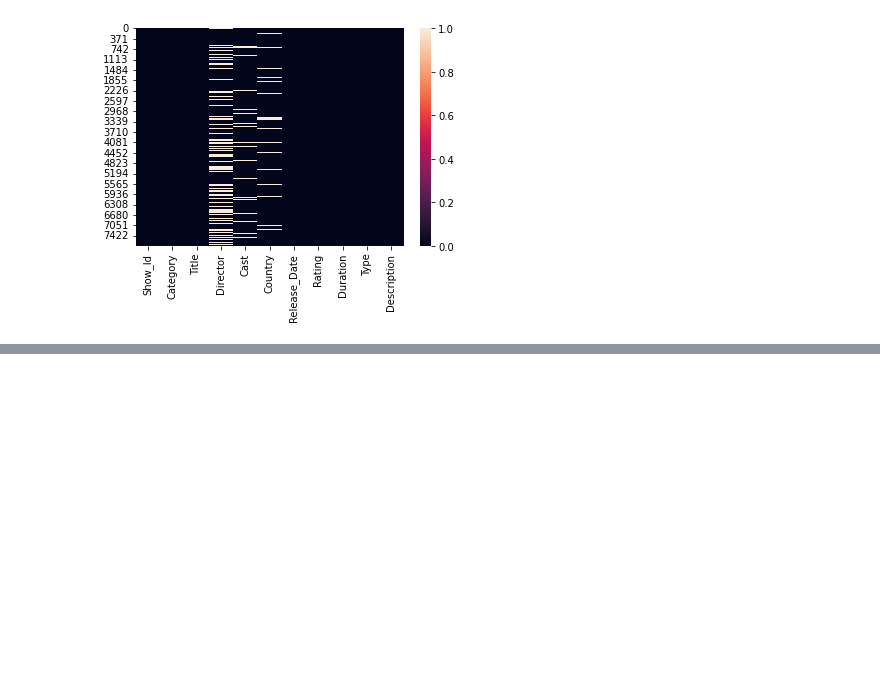
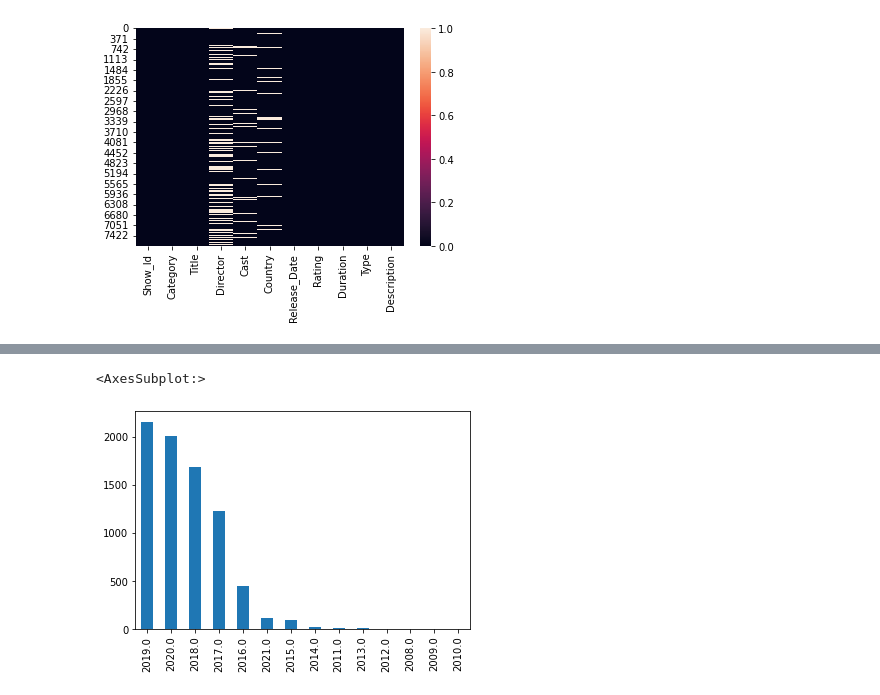
Before and after one commit to Rishiraj-singh7/ott-platform--dataset, a Jupyter notebook: main.ipynb, the cells around one changed output, grey strips where cells are left out. Saved outputs shown, nothing was run; the diff lists cells and outputs as text; code cells hidden in the pictures; blank space fills up the shorter version.

```diff
--- a/main.ipynb
+++ b/main.ipynb
@@ -160,0 +202,3 @@ sns.heatmap(data.isnull())
+# %%
+# to_datetime
+data['Date_N'] = pd.to_datetime(data['Release_Date'])
@@ -160,0 +248,6 @@ sns.heatmap(data.isnull())
+# %%
+#bar Graph
+data['Date_N'].dt.year.value_counts().plot(kind='bar')
+# %% [output]
+<AxesSubplot:>
+[figure, added]
```
Also changed, not shown: parts of 22 cells of this notebook.
